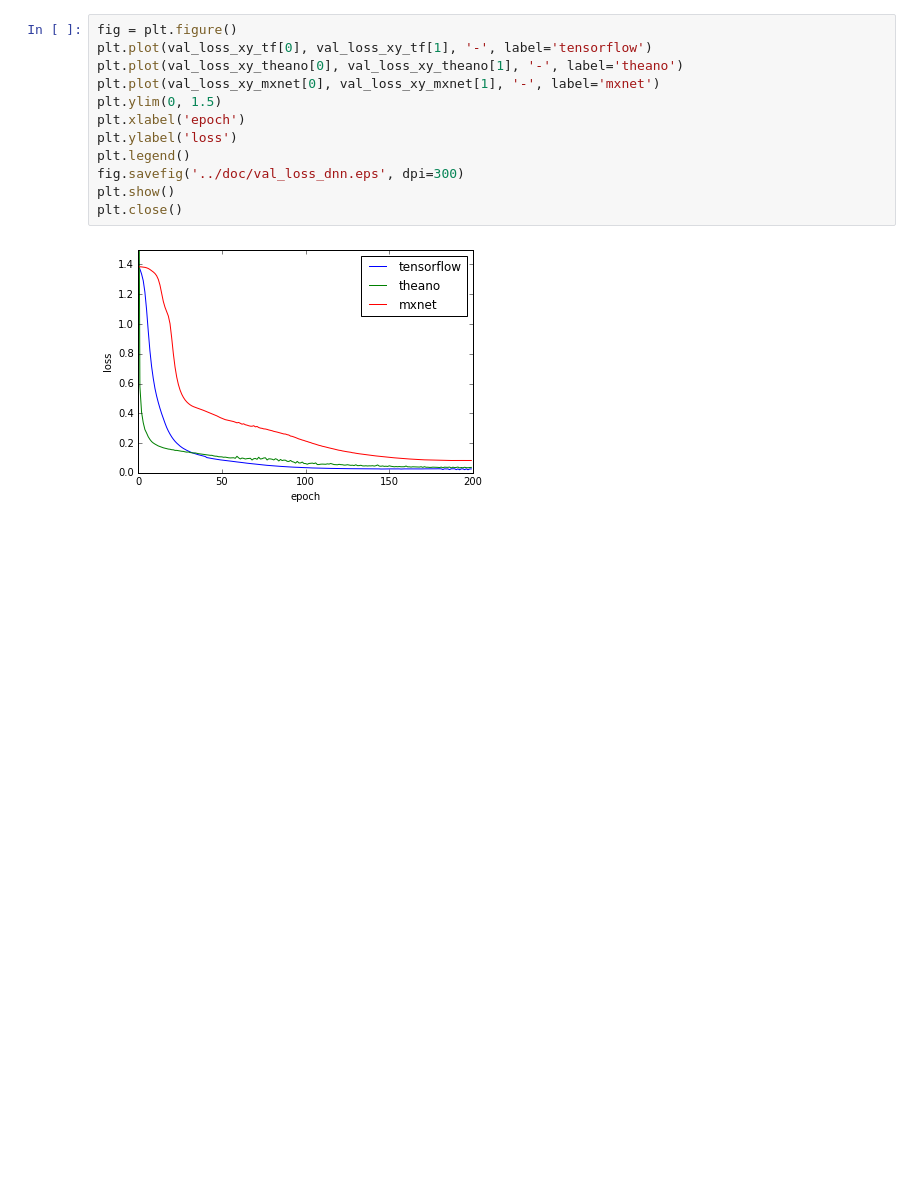
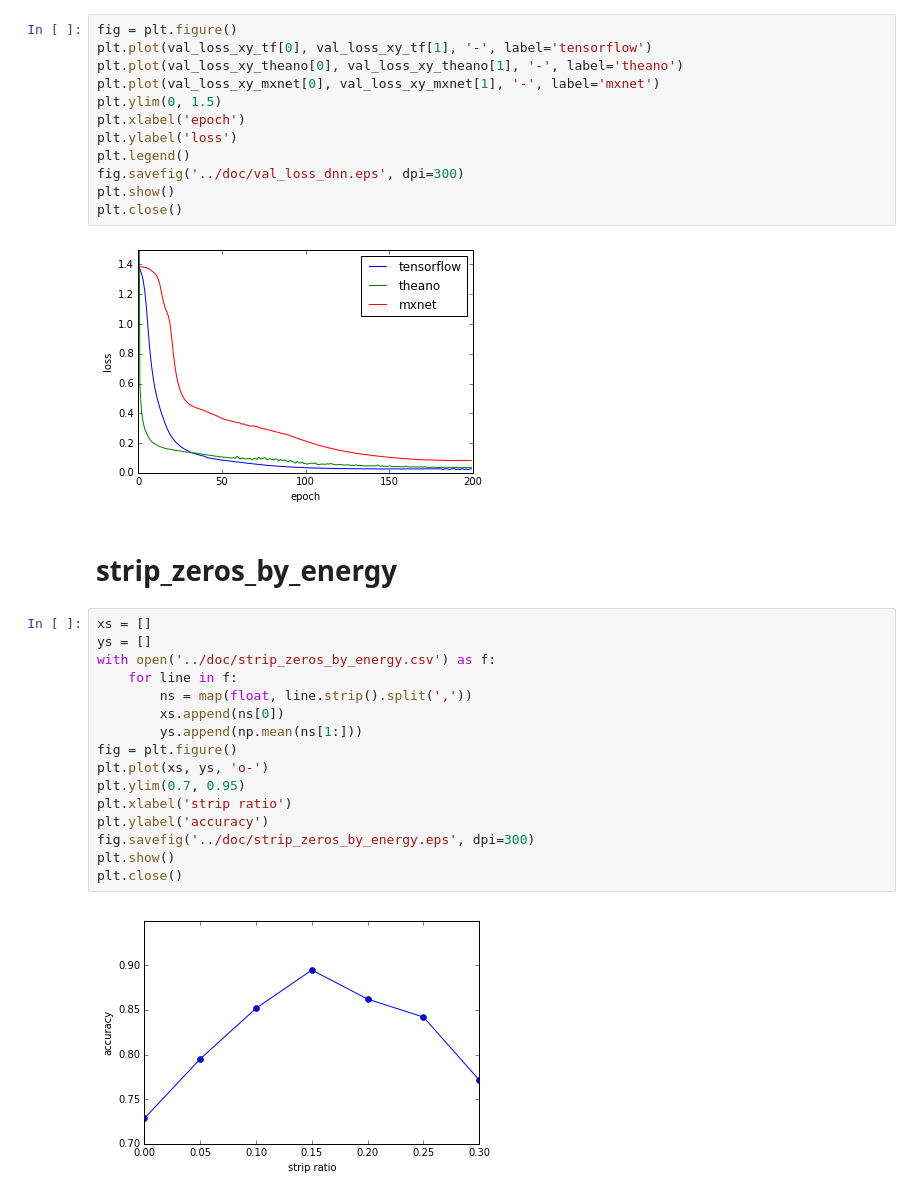
Before and after one commit to bywbilly/DeepLearning-Final-Project, a Jupyter notebook: src/doc plot.ipynb, the cells around one changed output. Cells and saved outputs as stored; diff of their text form; blank space fills up the shorter version.

Commit message:
strip_zeros_by_energy.eps

```diff
--- a/src/doc plot.ipynb
+++ b/src/doc plot.ipynb
@@ -104,3 +104,23 @@ plt.show()
 plt.close()
 # %% [output]
 [figure]
+# %% [markdown]
+# strip_zeros_by_energy
+# %%
+xs = []
+ys = []
+with open('../doc/strip_zeros_by_energy.csv') as f:
+    for line in f:
+        ns = map(float, line.strip().split(','))
+        xs.append(ns[0])
+        ys.append(np.mean(ns[1:]))
+fig = plt.figure()
+plt.plot(xs, ys, 'o-')
+plt.ylim(0.7, 0.95)
+plt.xlabel('strip ratio')
+plt.ylabel('accuracy')
+fig.savefig('../doc/strip_zeros_by_energy.eps', dpi=300)
+plt.show()
+plt.close()
+# %% [output]
+[figure, added]
```
Also changed, not shown: 2 other files.
